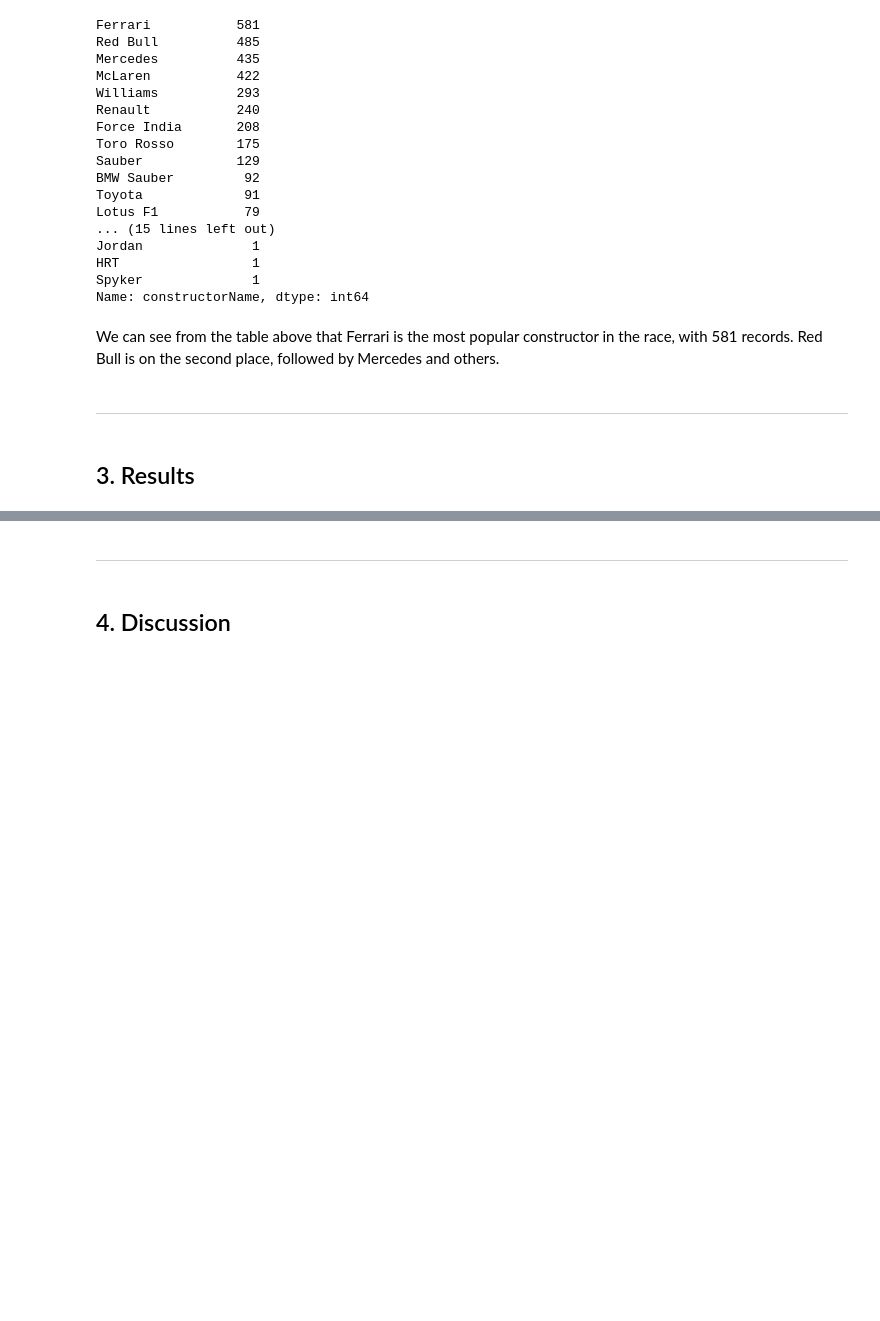
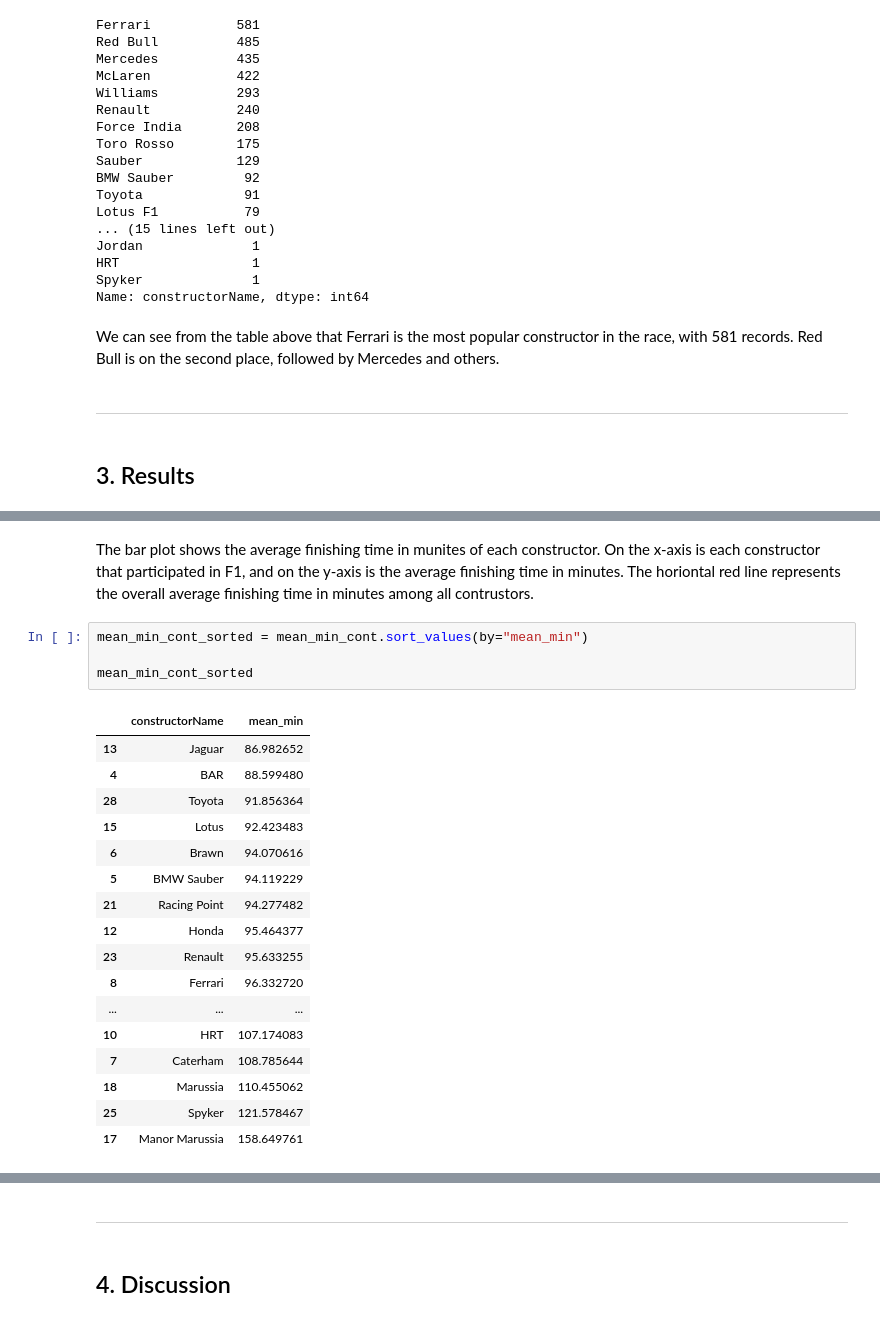
Before and after one commit to MXTeresa/qtm151spring2024, a Jupyter notebook: final_project/final_project.ipynb, the cells around one changed output, grey strips where cells are left out. Cells and saved outputs as stored; diff of their text form; blank space fills up the shorter version.

```diff
--- a/final_project/final_project.ipynb
+++ b/final_project/final_project.ipynb
@@ -166,0 +197,24 @@ We can see from the table above that Ferrari is the most popular constructor in
+# %% [markdown]
+The bar plot shows the average finishing time in munites of each constructor. On the x-axis is each constructor that participated in F1, and on the y-axis is the average finishing time in minutes. The horiontal red line represents the overall average finishing time in minutes among all contrustors.
+# %%
+mean_min_cont_sorted = mean_min_cont.sort_values(by="mean_min")
+
+mean_min_cont_sorted
+# %% [output]
+|  | constructorName | mean_min |
+| 13 | Jaguar | 86.982652 |
+| 4 | BAR | 88.599480 |
+| 28 | Toyota | 91.856364 |
+| 15 | Lotus | 92.423483 |
+| 6 | Brawn | 94.070616 |
+| 5 | BMW Sauber | 94.119229 |
+| 21 | Racing Point | 94.277482 |
+| 12 | Honda | 95.464377 |
+| 23 | Renault | 95.633255 |
+| 8 | Ferrari | 96.332720 |
+| ... | ... | ... |
+| 10 | HRT | 107.174083 |
+| 7 | Caterham | 108.785644 |
+| 18 | Marussia | 110.455062 |
+| 25 | Spyker | 121.578467 |
+| 17 | Manor Marussia | 158.649761 |
```
Also changed, not shown: parts of 18 cells of this notebook, 1 other file.
